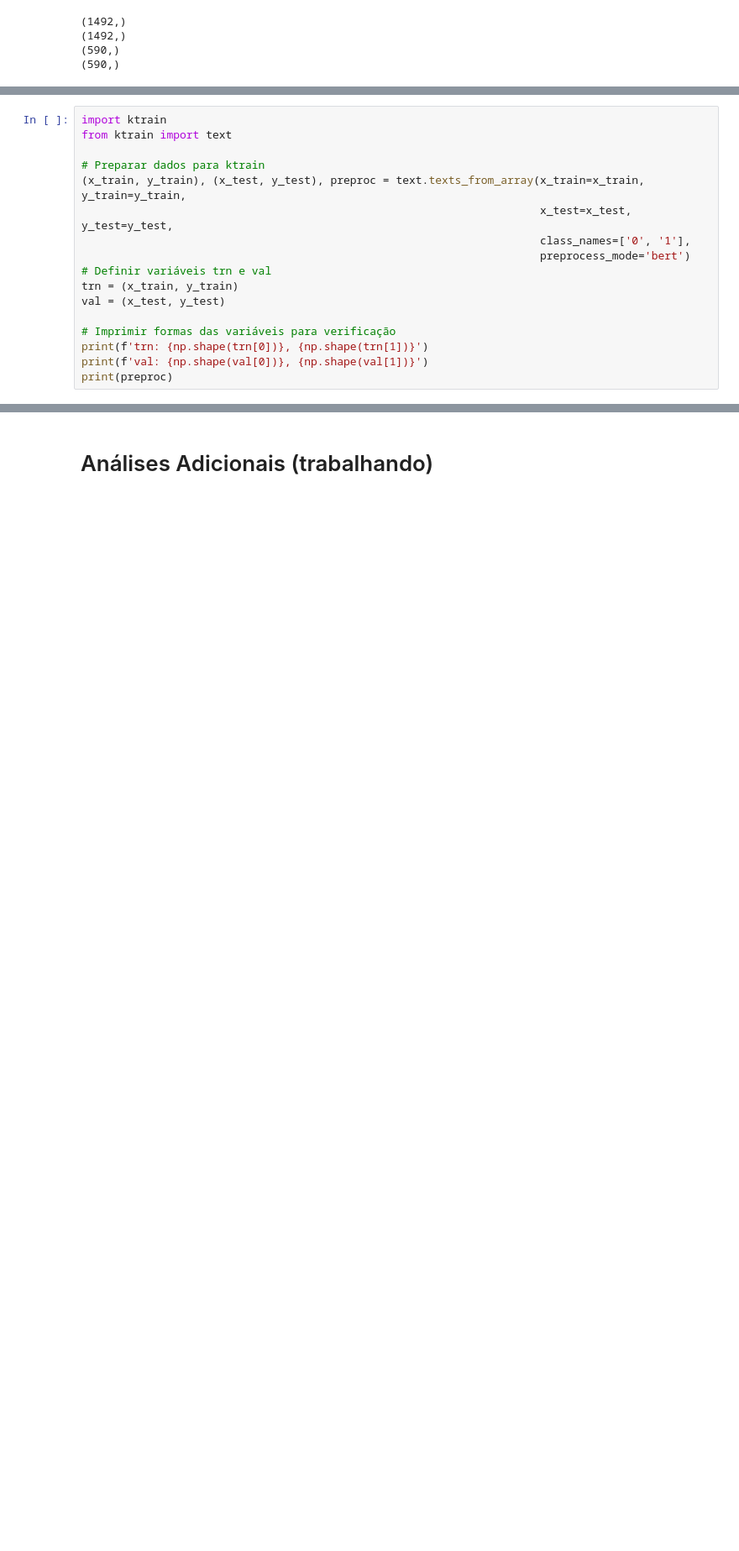
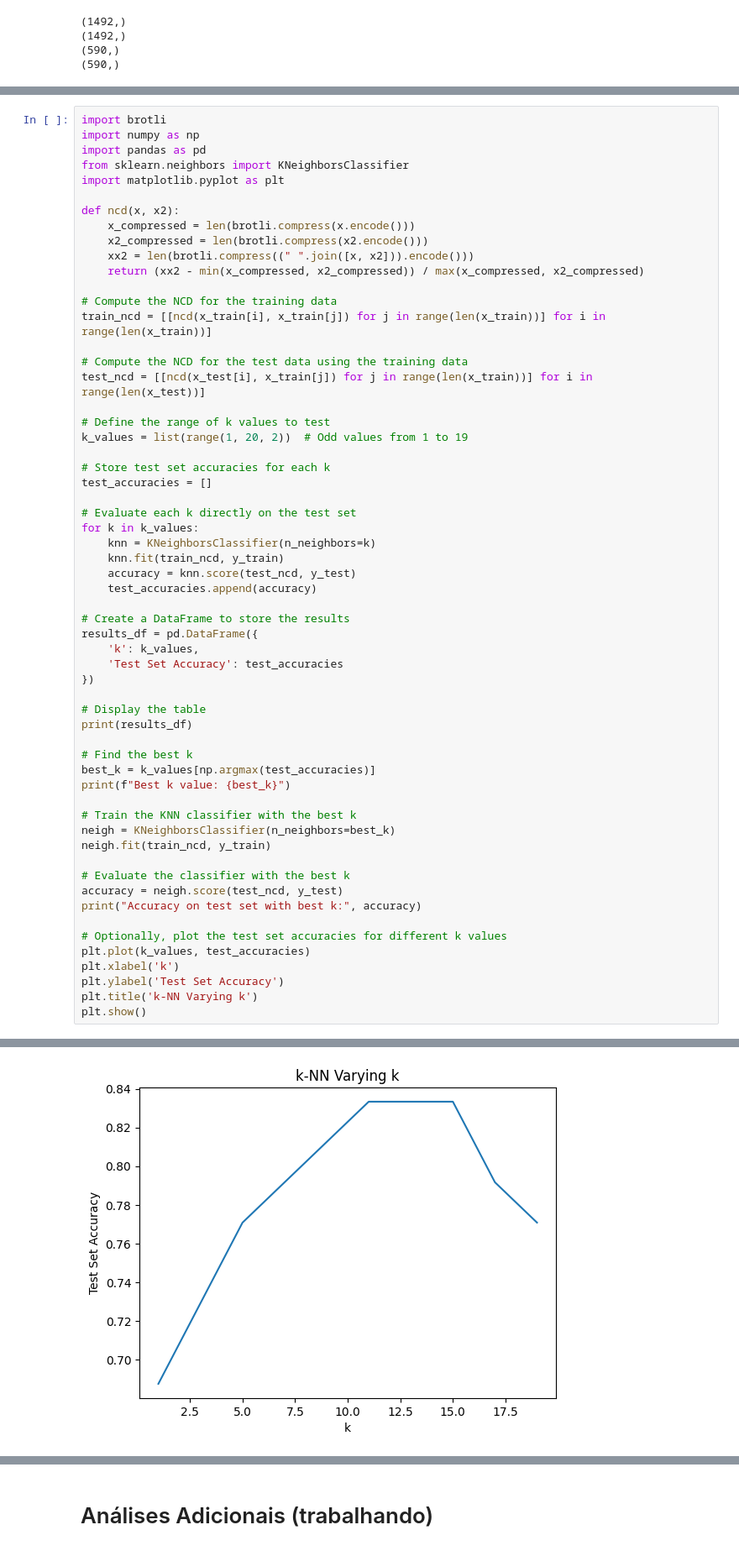
Before and after one commit to WoolierBrooks/AlzheimerDetect-Speech, a Jupyter notebook: scripts/adress_2020/02_1_Text_Classification.ipynb, the cells around one changed output, grey strips where cells are left out. Shown at 84% size. Drawn from its saved outputs; the diff is of its cells as text; blank space fills up the shorter version.

```diff
--- a/scripts/adress_2020/02_Text_Classification.ipynb
+++ b/scripts/adress_2020/02_1_Text_Classification.ipynb
@@ -1094,17 +1019,0 @@ print(y_test)
-# %%
-import ktrain
-from ktrain import text
-
-# Preparar dados para ktrain
-(x_train, y_train), (x_test, y_test), preproc = text.texts_from_array(x_train=x_train, y_train=y_train,
-                                                                      x_test=x_test, y_test=y_test,
-                                                                      class_names=['0', '1'],
-                                                                      preprocess_mode='bert')
-# Definir variáveis trn e val
-trn = (x_train, y_train)
-val = (x_test, y_test)
-
-# Imprimir formas das variáveis para verificação
-print(f'trn: {np.shape(trn[0])}, {np.shape(trn[1])}')
-print(f'val: {np.shape(val[0])}, {np.shape(val[1])}')
-print(preproc)
@@ -1139,0 +1020,60 @@ Detected at node 'model_1/Encoder-6-FeedForward/mul_5' defined at (most recent c
+# %%
+import brotli
+import numpy as np
+import pandas as pd
+from sklearn.neighbors import KNeighborsClassifier
+import matplotlib.pyplot as plt
+
+def ncd(x, x2):
+    x_compressed = len(brotli.compress(x.encode()))
+    x2_compressed = len(brotli.compress(x2.encode()))
+    xx2 = len(brotli.compress((" ".join([x, x2])).encode()))
+    return (xx2 - min(x_compressed, x2_compressed)) / max(x_compressed, x2_compressed)
+
+# Compute the NCD for the training data
+train_ncd = [[ncd(x_train[i], x_train[j]) for j in range(len(x_train))] for i in range(len(x_train))]
+
+# Compute the NCD for the test data using the training data
+test_ncd = [[ncd(x_test[i], x_train[j]) for j in range(len(x_train))] for i in range(len(x_test))]
+
+# Define the range of k values to test
+k_values = list(range(1, 20, 2))  # Odd values from 1 to 19
+
+# Store test set accuracies for each k
+test_accuracies = []
+
+# Evaluate each k directly on the test set
+for k in k_values:
+    knn = KNeighborsClassifier(n_neighbors=k)
+    knn.fit(train_ncd, y_train)
+    accuracy = knn.score(test_ncd, y_test)
+    test_accuracies.append(accuracy)
+
+# Create a DataFrame to store the results
+results_df = pd.DataFrame({
+    'k': k_values,
+    'Test Set Accuracy': test_accuracies
+})
+
+# Display the table
+print(results_df)
+
+# Find the best k
+best_k = k_values[np.argmax(test_accuracies)]
+print(f"Best k value: {best_k}")
+
+# Train the KNN classifier with the best k
+neigh = KNeighborsClassifier(n_neighbors=best_k)
+neigh.fit(train_ncd, y_train)
+
+# Evaluate the classifier with the best k
+accuracy = neigh.score(test_ncd, y_test)
+print("Accuracy on test set with best k:", accuracy)
+
+# Optionally, plot the test set accuracies for different k values
+plt.plot(k_values, test_accuracies)
+plt.xlabel('k')
+plt.ylabel('Test Set Accuracy')
+plt.title('k-NN Varying k')
+plt.show()
+# %% [output]
@@ -1139,0 +1093 @@ Detected at node 'model_1/Encoder-6-FeedForward/mul_5' defined at (most recent c
+[figure, added]
```
Also changed, not shown: parts of 15 cells of this notebook, 1 other file.
